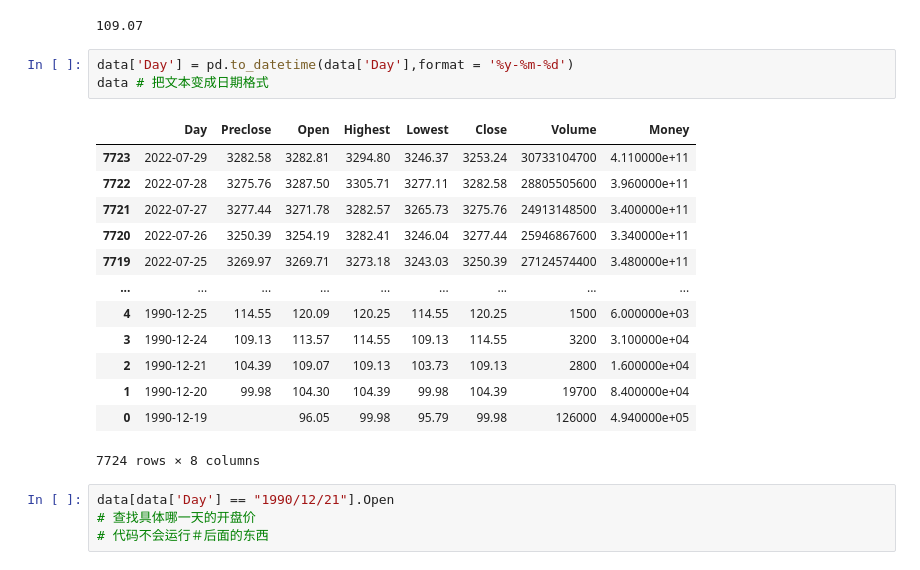
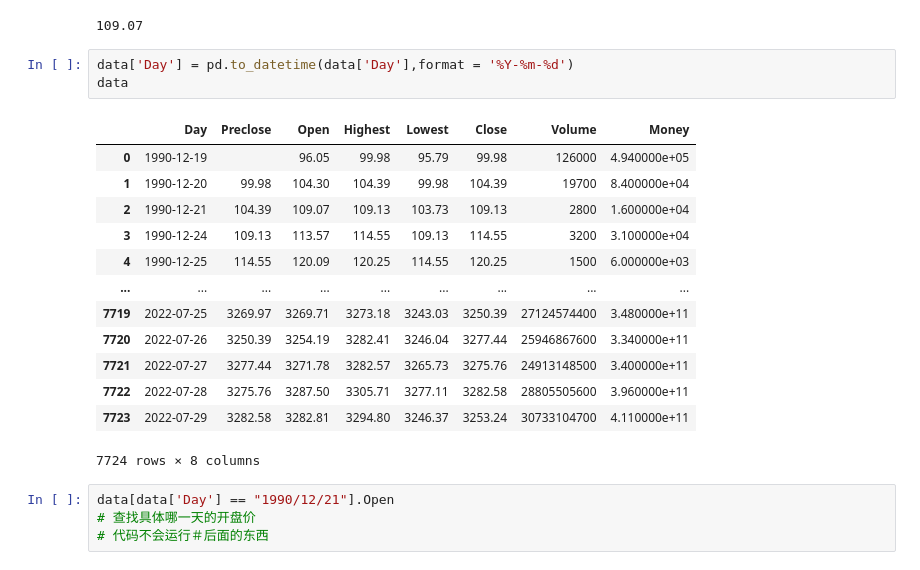
Before and after one commit to chenjialu1230/chen, a Jupyter notebook: Untitled-1.ipynb, the cells around one changed output. Saved outputs shown, nothing was run; the diff lists cells and outputs as text.

```diff
--- a/Untitled-1.ipynb
+++ b/Untitled-1.ipynb
@@ -131,21 +131,21 @@ data.at[2,'Open'] # 找行与目标，用at
 # %% [output]
 109.07
 # %%
-data['Day'] = pd.to_datetime(data['Day'],format = '%y-%m-%d')
-data # 把文本变成日期格式
+data['Day'] = pd.to_datetime(data['Day'],format = '%Y-%m-%d')
+data
 # %% [output]
 |  | Day | Preclose | Open | Highest | Lowest | Close | Volume | Money |
+| 0 | 1990-12-19 |  | 96.05 | 99.98 | 95.79 | 99.98 | 126000 | 4.940000e+05 |
+| 1 | 1990-12-20 | 99.98 | 104.30 | 104.39 | 99.98 | 104.39 | 19700 | 8.400000e+04 |
+| 2 | 1990-12-21 | 104.39 | 109.07 | 109.13 | 103.73 | 109.13 | 2800 | 1.600000e+04 |
+| 3 | 1990-12-24 | 109.13 | 113.57 | 114.55 | 109.13 | 114.55 | 3200 | 3.100000e+04 |
+| 4 | 1990-12-25 | 114.55 | 120.09 | 120.25 | 114.55 | 120.25 | 1500 | 6.000000e+03 |
+| ... | ... | ... | ... | ... | ... | ... | ... | ... |
+| 7719 | 2022-07-25 | 3269.97 | 3269.71 | 3273.18 | 3243.03 | 3250.39 | 27124574400 | 3.480000e+11 |
+| 7720 | 2022-07-26 | 3250.39 | 3254.19 | 3282.41 | 3246.04 | 3277.44 | 25946867600 | 3.340000e+11 |
+| 7721 | 2022-07-27 | 3277.44 | 3271.78 | 3282.57 | 3265.73 | 3275.76 | 24913148500 | 3.400000e+11 |
+| 7722 | 2022-07-28 | 3275.76 | 3287.50 | 3305.71 | 3277.11 | 3282.58 | 28805505600 | 3.960000e+11 |
 | 7723 | 2022-07-29 | 3282.58 | 3282.81 | 3294.80 | 3246.37 | 3253.24 | 30733104700 | 4.110000e+11 |
-| 7722 | 2022-07-28 | 3275.76 | 3287.50 | 3305.71 | 3277.11 | 3282.58 | 28805505600 | 3.960000e+11 |
-| 7721 | 2022-07-27 | 3277.44 | 3271.78 | 3282.57 | 3265.73 | 3275.76 | 24913148500 | 3.400000e+11 |
-| 7720 | 2022-07-26 | 3250.39 | 3254.19 | 3282.41 | 3246.04 | 3277.44 | 25946867600 | 3.340000e+11 |
-| 7719 | 2022-07-25 | 3269.97 | 3269.71 | 3273.18 | 3243.03 | 3250.39 | 27124574400 | 3.480000e+11 |
-| ... | ... | ... | ... | ... | ... | ... | ... | ... |
-| 4 | 1990-12-25 | 114.55 | 120.09 | 120.25 | 114.55 | 120.25 | 1500 | 6.000000e+03 |
-| 3 | 1990-12-24 | 109.13 | 113.57 | 114.55 | 109.13 | 114.55 | 3200 | 3.100000e+04 |
-| 2 | 1990-12-21 | 104.39 | 109.07 | 109.13 | 103.73 | 109.13 | 2800 | 1.600000e+04 |
-| 1 | 1990-12-20 | 99.98 | 104.30 | 104.39 | 99.98 | 104.39 | 19700 | 8.400000e+04 |
-| 0 | 1990-12-19 |  | 96.05 | 99.98 | 95.79 | 99.98 | 126000 | 4.940000e+05 |
 7724 rows × 8 columns
 # %%
 data[data['Day'] == "1990/12/21"].Open
```
Also changed, not shown: parts of 4 cells of this notebook.
